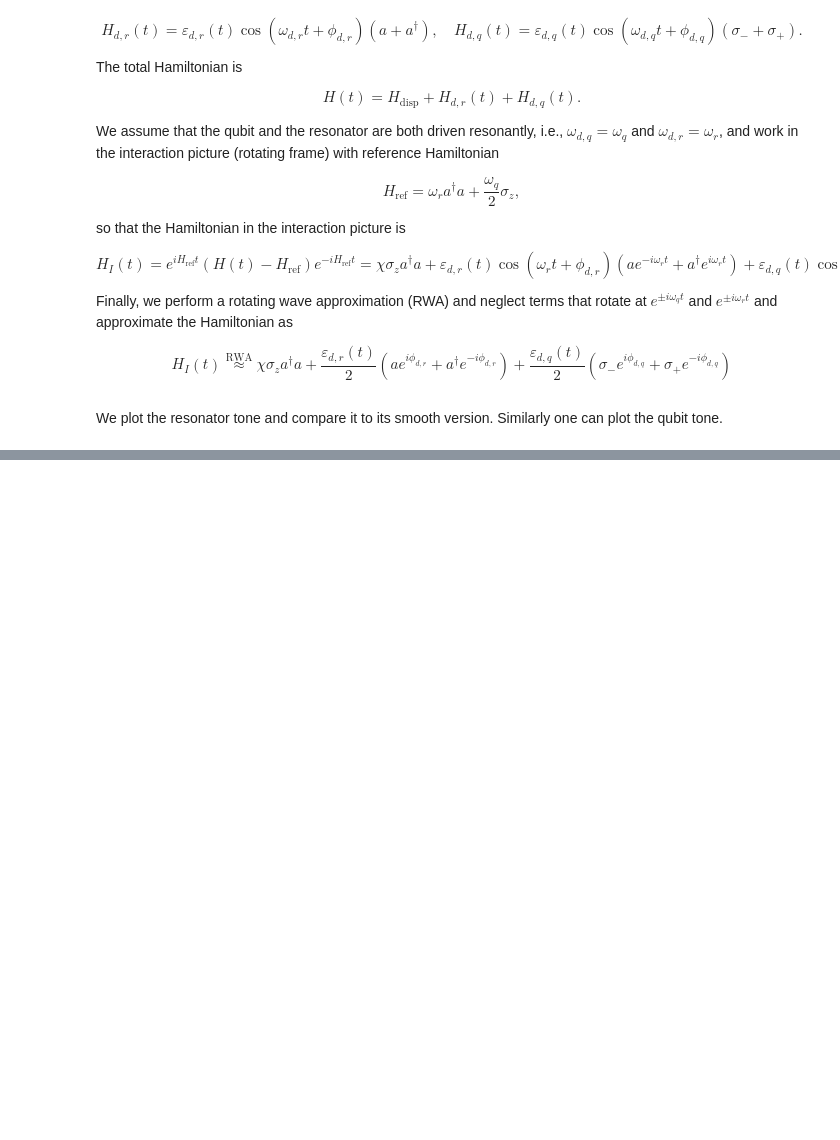
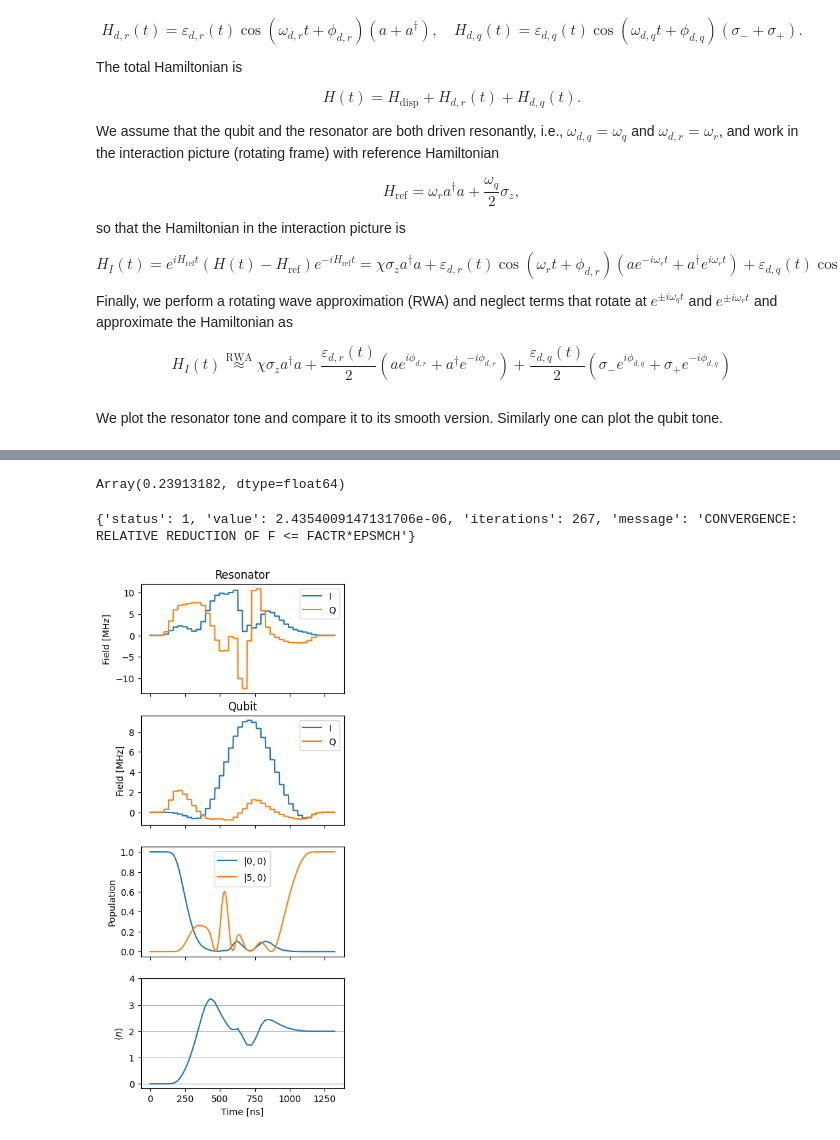
Before and after one commit to FZJ-PGI-12/paraqeet, a Jupyter notebook: examples/bosonic_grape_state_preparation.ipynb, the cells around one changed output, grey strips where cells are left out. Cells and saved outputs as stored; diff of their text form; code cells hidden in the pictures; blank space fills up the shorter version.

```diff
--- a/examples/bosonic_grape_state_preparation.ipynb
+++ b/examples/bosonic_grape_state_preparation.ipynb
@@ -167,0 +204,4 @@ TypeError: dot_general requires contracting dimensions to have the same shape, g
+# %%
+fid.measure()
+# %% [output]
+Array(0.23913182, dtype=float64)
@@ -167,0 +216,8 @@ TypeError: dot_general requires contracting dimensions to have the same shape, g
+# %%
+opt.optimise()
+# %% [output]
+{'status': 1, 'value': 2.4354009147131706e-06, 'iterations': 267, 'message': 'CONVERGENCE: RELATIVE REDUCTION OF F <= FACTR*EPSMCH'}
+# %%
+plot_states_and_fock_number()
+# %% [output]
+[figure, added]
```
Also changed, not shown: parts of 8 cells of this notebook.
